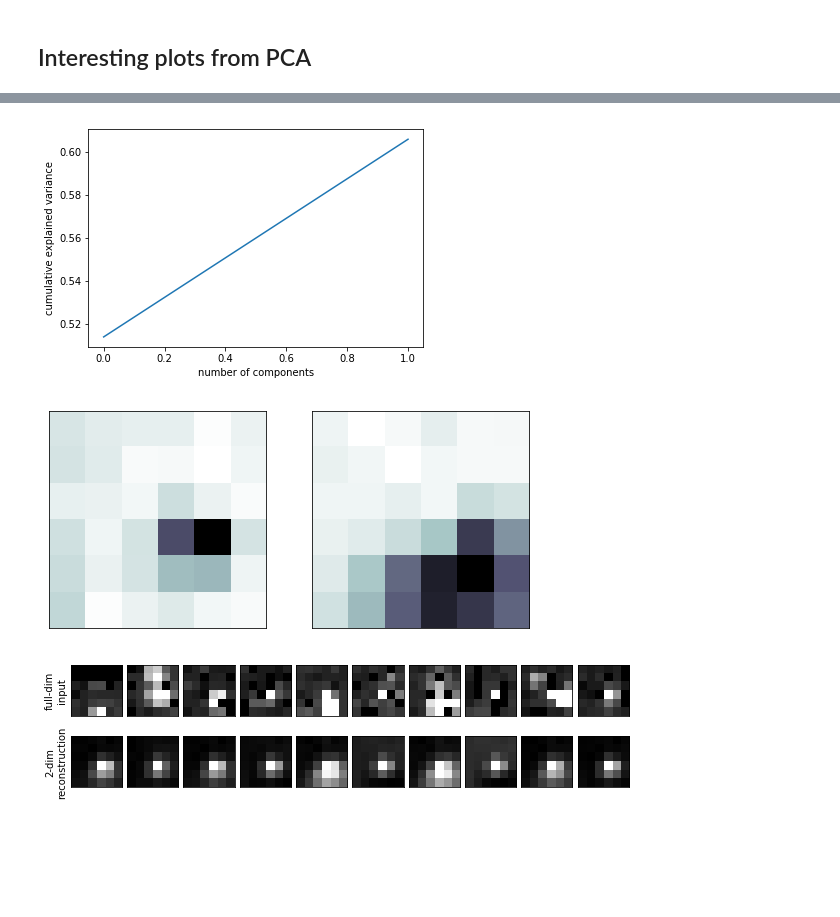
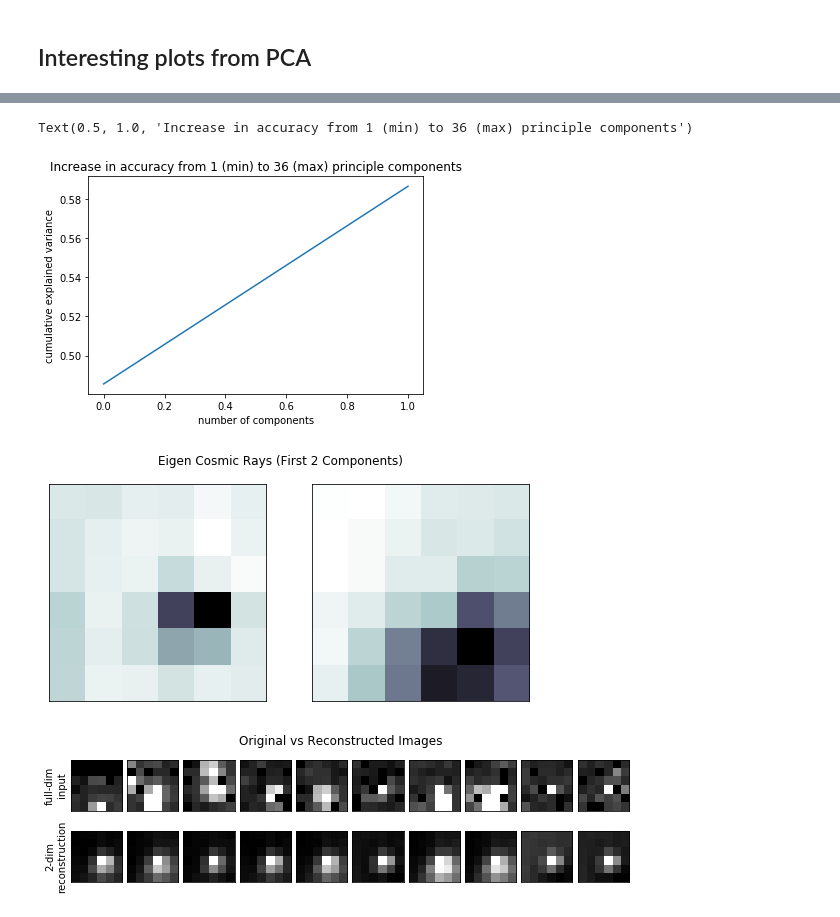
Before and after one commit to charlievweiss/astrostats_finalproject, a Jupyter notebook: data_analysis.ipynb, the cells around one changed output, grey strips where cells are left out. Drawn from its saved outputs; the diff is of its cells as text; code cells hidden in the pictures; blank space fills up the shorter version.

```diff
--- a/data_analysis.ipynb
+++ b/data_analysis.ipynb
@@ -46,7 +46,7 @@ data['image'] = pd.Series(images, index=data.index)
 # %%
 ## split into training and testing sets
 num_samples = data.shape[0]
-training_size = .5
+training_size = .99
 testing_size = 1 - training_size
 
 # generate random sample from data for training set, and make testing set all else
@@ -120,11 +124,14 @@ plt.colorbar();
 # %%
 # See how much info each projection preserves
 
 plt.plot(np.cumsum(pca.explained_variance_ratio_))
 plt.xlabel('number of components')
 plt.ylabel('cumulative explained variance');
+
+plt.title("Increase in accuracy from 1 (min) to 36 (max) principle components")
 # %% [output]
+Text(0.5, 1.0, 'Increase in accuracy from 1 (min) to 36 (max) principle components')
-[figure, old version]
+[figure, new version]
 # %%
 # Visualize images
 fig, axes = plt.subplots(1,2, figsize=(9, 4),
@@ -132,8 +139,10 @@ fig, axes = plt.subplots(1,2, figsize=(9, 4),
                          gridspec_kw=dict(hspace=0.1, wspace=0.1))
 for i, ax in enumerate(axes.flat):
     ax.imshow(pca.components_[i].reshape(6,6), cmap='bone')
+
+fig.suptitle("Eigen Cosmic Rays (First 2 Components)");
 # %% [output]
-[figure, old version]
+[figure, new version]
 # %%
 # Plot comparison between some original and reconstructions
 fig, ax = plt.subplots(2, 10, figsize=(10, 2.5),
@@ -145,5 +154,7 @@ for i in range(10):
 
 ax[0, 0].set_ylabel('full-dim\ninput')
 ax[1, 0].set_ylabel('2-dim\nreconstruction');
+
+fig.suptitle("Original vs Reconstructed Images");
 # %% [output]
-[figure, old version]
+[figure, new version]
```
Also changed, not shown: parts of 3 cells of this notebook.
